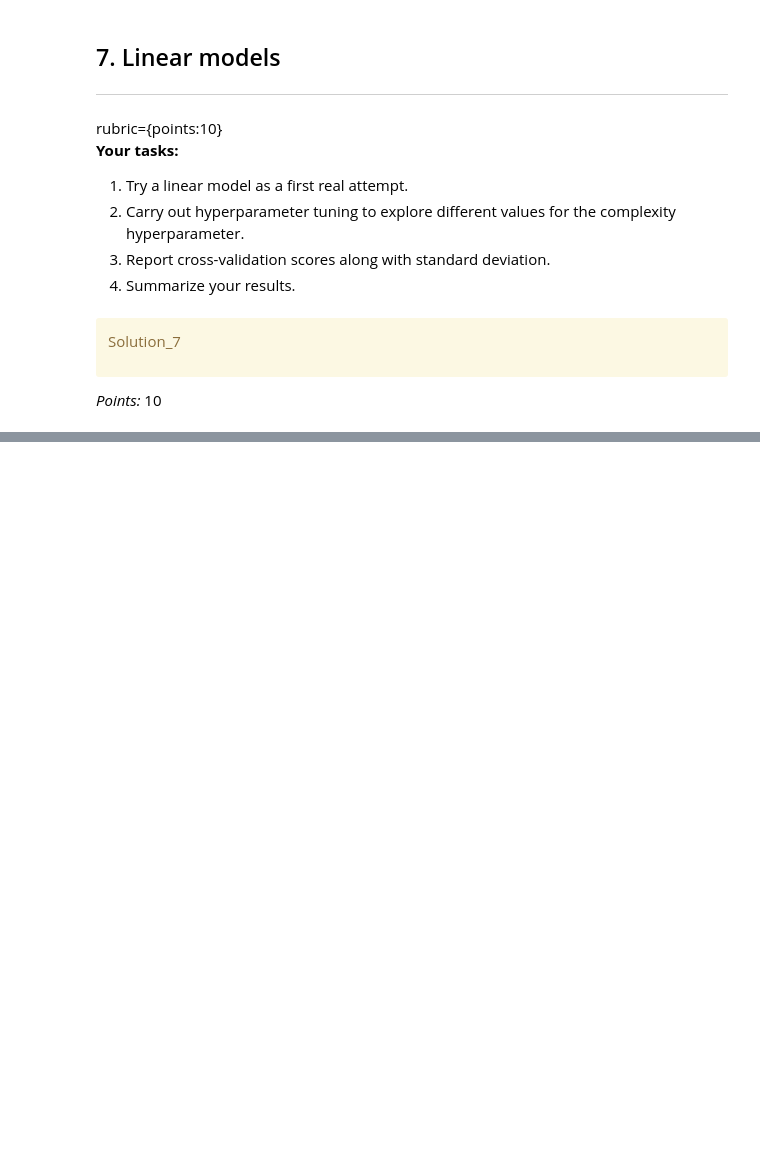
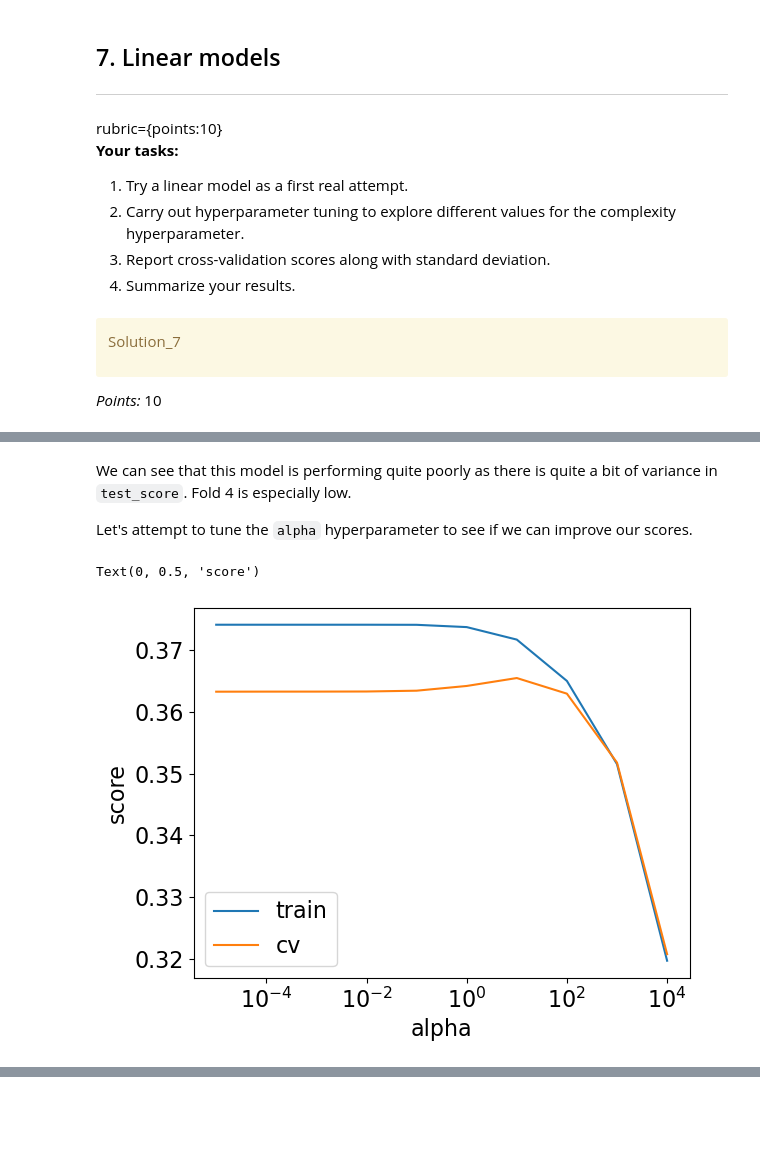
Before and after one commit to vivaanjhaveri/nyc-airbnb-reviews-regression, a Jupyter notebook: hw5.ipynb, the cells around one changed output, grey strips where cells are left out. Cells and saved outputs as stored; diff of their text form; code cells hidden in the pictures; blank space fills up the shorter version.

Commit message:
Added DummyRegressor and Ridge regression models with scores

```diff
--- a/hw5.ipynb
+++ b/hw5.ipynb
@@ -368,7 +472,7 @@ For categorical features, we will use `OneHotEncoder` since there is no inherent
 # %%
 preprocessor = make_column_transformer(
-    (StandardScaler(), numerical_features),
-    (OneHotEncoder(handle_unknown = "ignore"), categorical_features),
+    (numeric_transformer, numerical_features),
+    (categorical_transformer, categorical_features),
     ("passthrough", passthrough_features),
     ("drop", drop_features),
 )
@@ -376,5 +498,5 @@ preprocessor
-# %%
-preprocessor.fit(X_train, y_train)
+# %%
+y_train = y_train.fillna(y_train.median())
 # %% [markdown]
 <!-- END QUESTION -->
 
@@ -443,0 +595,25 @@ _Type your answer here, replacing this text._
+# %% [markdown]
+We can see that this model is performing quite poorly as there is quite a bit of variance in `test_score`. Fold 4 is especially low. <br>
+
+Let's attempt to tune the `alpha` hyperparameter to see if we can improve our scores.
+# %%
+# Parameter grid for alpha
+param_grid = {"ridge__alpha": 10.0 ** np.arange(-5, 5, 1)}
+
+pipe_ridge = make_pipeline(preprocessor, Ridge())
+
+search = GridSearchCV(pipe_ridge, param_grid, return_train_score=True, n_jobs=-1)
+search.fit(X_train, y_train)
+
+train_scores = search.cv_results_["mean_train_score"]
+cv_scores = search.cv_results_["mean_test_score"]
+# %%
+# Plot of cv and train scores against alpha
+plt.semilogx(param_grid["ridge__alpha"], train_scores.tolist(), label="train")
+plt.semilogx(param_grid["ridge__alpha"], cv_scores.tolist(), label="cv")
+plt.legend()
+plt.xlabel("alpha")
+plt.ylabel("score")
+# %% [output]
+Text(0, 0.5, 'score')
+[figure, added]
```
Also changed, not shown: parts of 28 cells of this notebook, 1 other file.
